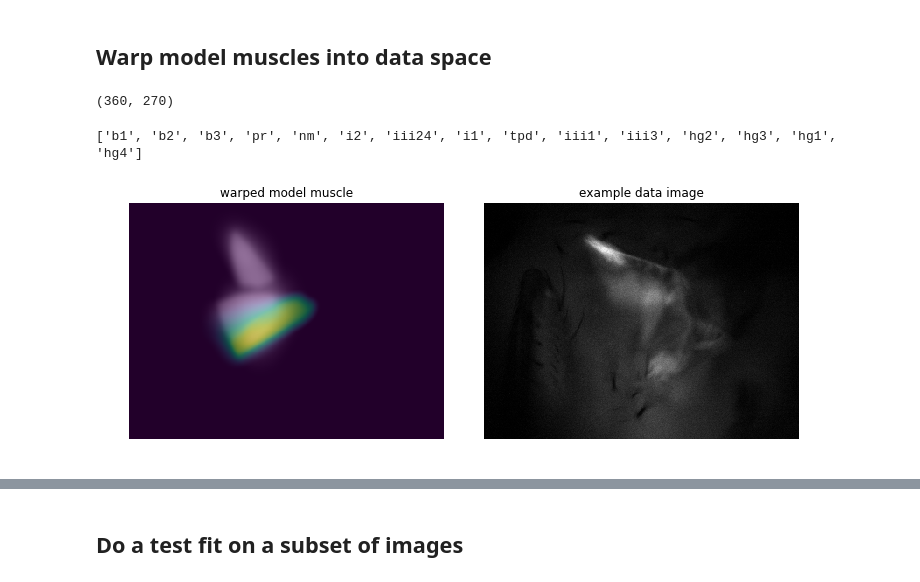
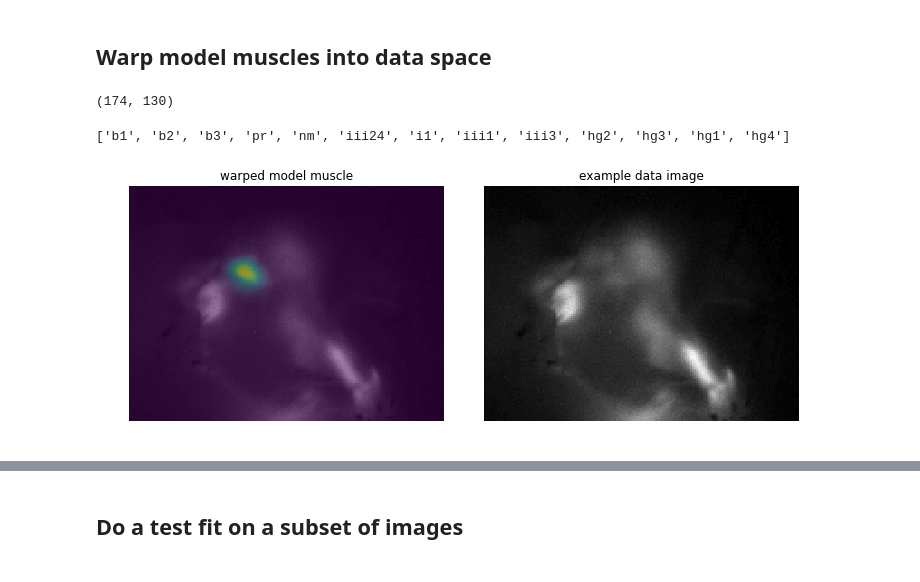
Before and after one commit to samcwhitehead/planotaxis, a Jupyter notebook: scratch/generate_muscle_images.ipynb, the cells around one changed output, grey strips where cells are left out. Saved outputs shown, nothing was run; the diff lists cells and outputs as text; code cells hidden in the pictures.

```diff
--- a/scratch/generate_muscle_images.ipynb
+++ b/scratch/generate_muscle_images.ipynb
@@ -18,7 +18,7 @@ import matplotlib.pyplot as plt
 # %%
 # path to fly we want to analyze
 root_path = '/media/sam/SamData/FlyDB'
-fly_num = 59
+fly_num = 1011  # 1011  # 59
 
 folder = 'Fly%04d' %(fly_num)
 # subfolder = 'code_result'
@@ -35,8 +35,8 @@ side = 'left'
 #         data_dict[key] = h5f[key][:]
 # %%
 # load just the extracted muscle signals
-signals_path = os.path.join(root_path, folder, 'ca_camera_%s_model_fits.hdf5'%(side))
-# signals_path = os.path.join(root_path, folder, 'ca_camera_%s_model_fits.cpkl'%(side))
+# signals_path = os.path.join(root_path, folder, 'ca_camera_%s_model_fits.hdf5'%(side))
+signals_path = os.path.join(root_path, folder, 'ca_camera_%s_model_fits.cpkl'%(side))
 data_dict = dict()
 
 if signals_path.endswith('.hdf5'):
@@ -75,4 +59,4 @@ img_path = os.path.join(root_path, folder, 'ca_camera_%s.hdf5'%(side))
 
 with h5py.File(img_path, 'r') as f:
     imgs = f['cam_imgs'][:]
-    tstamps = f['cam_tstamps'][:]
+    # tstamps = f['cam_tstamps'][:]
@@ -99,7 +88,7 @@ if os.path.exists(genotype_fn):
         genotype_str = genotype_str[0]
 
 else:
-    genotype_str = 'R22H05'
+    genotype_str = 'R39E01'
 
 # check for muscle driver name
 if 'R39E01' in genotype_str:
@@ -210,7 +199,7 @@ confocal_to_data = get_transform(data_frame, confocal_frame)
 output_shape = imgs[0].shape[::-1]
 print(output_shape)
 # %% [output]
-(360, 270)
+(174, 130)
 # %%
 # create new list of warped model muscles
 # NB: semi-confusing variable names are to match with old code
@@ -222,39 +211,43 @@ model = map(cv2.warpAffine, model_muscles, transforms, output_shapes)
 # %%
 print(muscles)
 # %% [output]
-['b1', 'b2', 'b3', 'pr', 'nm', 'i2', 'iii24', 'i1', 'tpd', 'iii1', 'iii3', 'hg2', 'hg3', 'hg1', 'hg4']
+['b1', 'b2', 'b3', 'pr', 'nm', 'iii24', 'i1', 'iii1', 'iii3', 'hg2', 'hg3', 'hg1', 'hg4']
 # %%
 # test understanding here -- I think 'model' should contain confocal reference images mapped to data space
 # m_ind = 0  # 0=b1, 1=b2, etc
 # print(model[m_ind].shape)
 
 fig, (ax1, ax2) = plt.subplots(1,2, figsize=(10,10))
 
 # test_im = np.zeros_like(model[0])
 # for muscle_img in model[:6]:
 #     test_im = cv2.add(test_im, muscle_img)
 img_ind = 4238
 
 test_im = model[7]
-b2_im = model[1] + model[0]
+# b2_im = model[1] + model[0]
+iii3_im = model[8]
 
 # ax1.imshow(test_im.T, cmap='gray')
-ax1.imshow(np.flipud(test_im), cmap='viridis')
-ax1.imshow(np.flipud(b2_im), cmap='gray', alpha=0.5)
+# ax1.imshow(np.flipud(test_im), cmap='viridis')
+# ax1.imshow(np.flipud(b2_im), cmap='gray', alpha=0.5)
+# ax1.imshow(test_im, cmap='viridis')
+ax1.imshow(imgs[img_ind], cmap='gray')
+ax1.imshow(iii3_im, cmap='viridis', alpha=0.5)
 ax1.axis('off')
 ax1.set_title('warped model muscle')
 
 ax2.imshow(imgs[img_ind], cmap='gray')
 ax2.axis('off')
 ax2.set_title('example data image')
 
 fig.tight_layout()
 
 # --> this is confusing. warped image does not seem to match up to things
 #      - may have something to do with "output_shape" since warpAffine takes the size arguments in a weird way
 #      - if i switch the image output size and perform and flipud, things seem to match up
 # %% [output]
-[figure, old version]
+[figure, new version]
 # %%
 # add in an element for background
 model_comb = [m for m in model]
```
Also changed, not shown: parts of 8 cells of this notebook, 9 other files.
